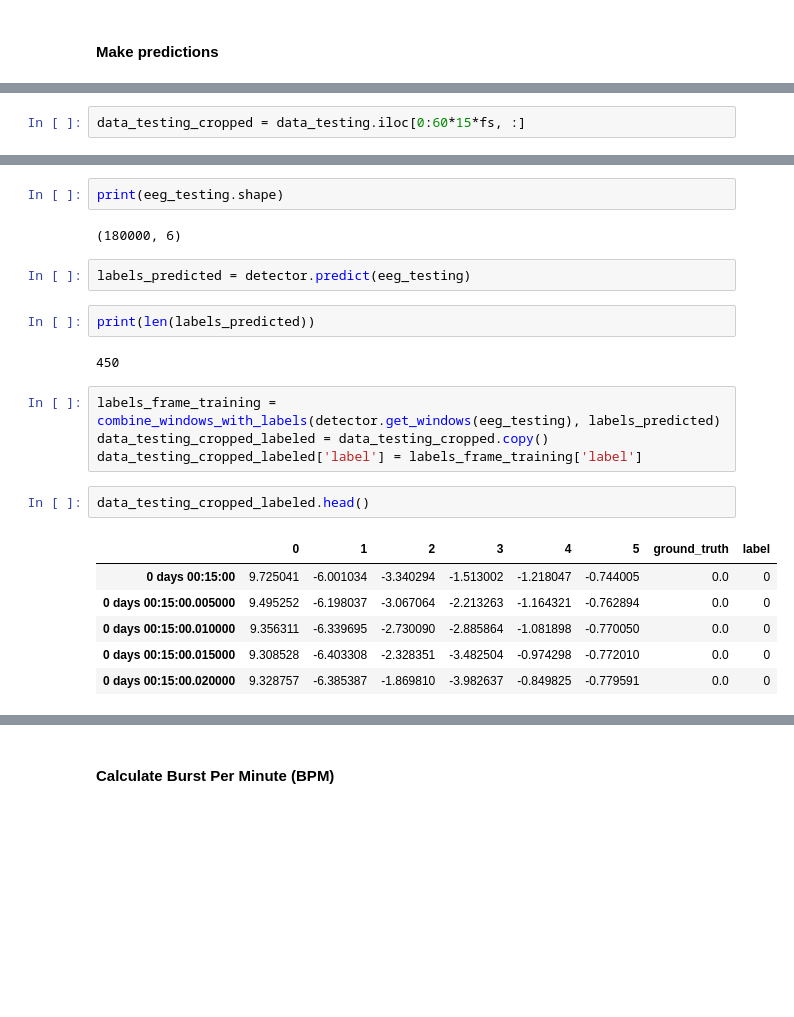
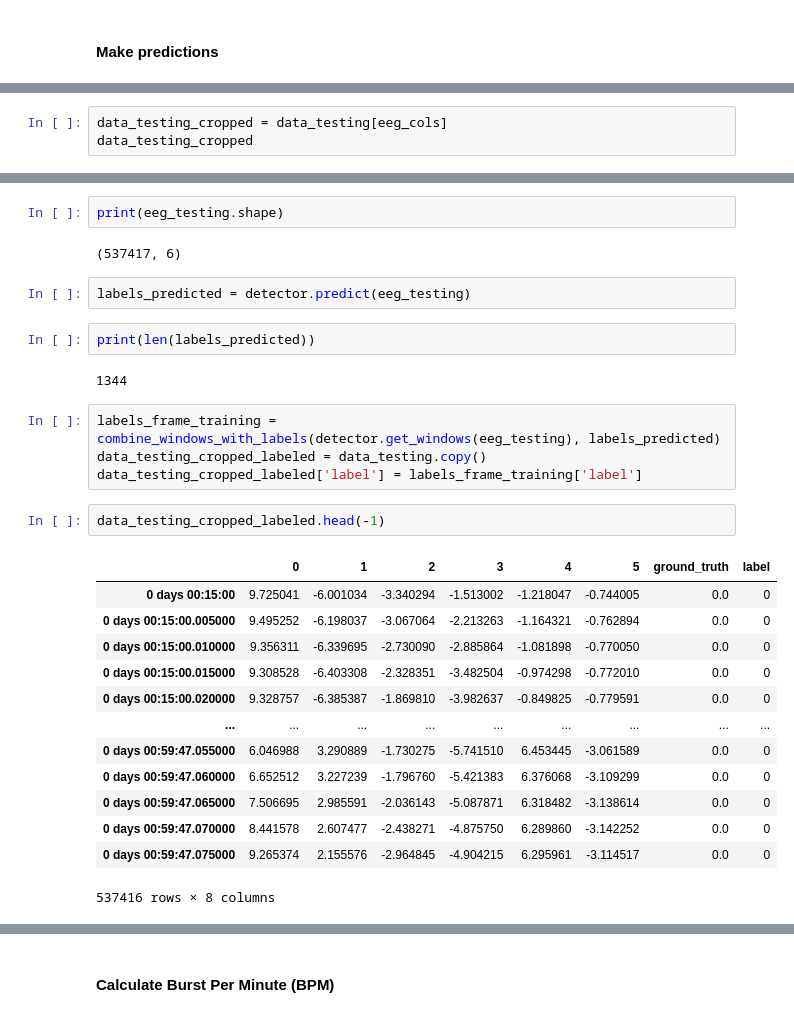
Before and after one commit to carzaga1/UnsuperDL-EEG-BSUPP, a Jupyter notebook: notebooks/01_clustering_algo_one.ipynb, the cells around one changed output, grey strips where cells are left out. Drawn from its saved outputs; the diff is of its cells as text; blank space fills up the shorter version.

```diff
--- a/notebooks/01_clustering_algo_one.ipynb
+++ b/notebooks/01_clustering_algo_one.ipynb
@@ -141,2 +196,3 @@ plot_eeg(data_learning_labeled)
 # %%
-data_testing_cropped = data_testing.iloc[0:60*15*fs, :]
+data_testing_cropped = data_testing[eeg_cols]
+data_testing_cropped
@@ -153,26 +230,33 @@ eeg_testing.head()
 # %%
 print(eeg_testing.shape)
 # %% [output]
-(180000, 6)
+(537417, 6)
 # %%
 labels_predicted = detector.predict(eeg_testing)
 # %%
 print(len(labels_predicted))
 # %% [output]
-450
+1344
 # %%
 labels_frame_training = combine_windows_with_labels(detector.get_windows(eeg_testing), labels_predicted)
-data_testing_cropped_labeled = data_testing_cropped.copy()
+data_testing_cropped_labeled = data_testing.copy()
 data_testing_cropped_labeled['label'] = labels_frame_training['label']
 # %%
-data_testing_cropped_labeled.head()
+data_testing_cropped_labeled.head(-1)
 # %% [output]
 |  | 0 | 1 | 2 | 3 | 4 | 5 | ground_truth | label |
 | 0 days 00:15:00 | 9.725041 | -6.001034 | -3.340294 | -1.513002 | -1.218047 | -0.744005 | 0.0 | 0 |
 | 0 days 00:15:00.005000 | 9.495252 | -6.198037 | -3.067064 | -2.213263 | -1.164321 | -0.762894 | 0.0 | 0 |
 | 0 days 00:15:00.010000 | 9.356311 | -6.339695 | -2.730090 | -2.885864 | -1.081898 | -0.770050 | 0.0 | 0 |
 | 0 days 00:15:00.015000 | 9.308528 | -6.403308 | -2.328351 | -3.482504 | -0.974298 | -0.772010 | 0.0 | 0 |
 | 0 days 00:15:00.020000 | 9.328757 | -6.385387 | -1.869810 | -3.982637 | -0.849825 | -0.779591 | 0.0 | 0 |
+| ... | ... | ... | ... | ... | ... | ... | ... | ... |
+| 0 days 00:59:47.055000 | 6.046988 | 3.290889 | -1.730275 | -5.741510 | 6.453445 | -3.061589 | 0.0 | 0 |
+| 0 days 00:59:47.060000 | 6.652512 | 3.227239 | -1.796760 | -5.421383 | 6.376068 | -3.109299 | 0.0 | 0 |
+| 0 days 00:59:47.065000 | 7.506695 | 2.985591 | -2.036143 | -5.087871 | 6.318482 | -3.138614 | 0.0 | 0 |
+| 0 days 00:59:47.070000 | 8.441578 | 2.607477 | -2.438271 | -4.875750 | 6.289860 | -3.142252 | 0.0 | 0 |
+| 0 days 00:59:47.075000 | 9.265374 | 2.155576 | -2.964845 | -4.904215 | 6.295961 | -3.114517 | 0.0 | 0 |
+537416 rows × 8 columns
 # %%
 plot_eeg(data_testing_cropped_labeled)
 # %% [output]
```
Also changed, not shown: parts of 26 cells of this notebook.
